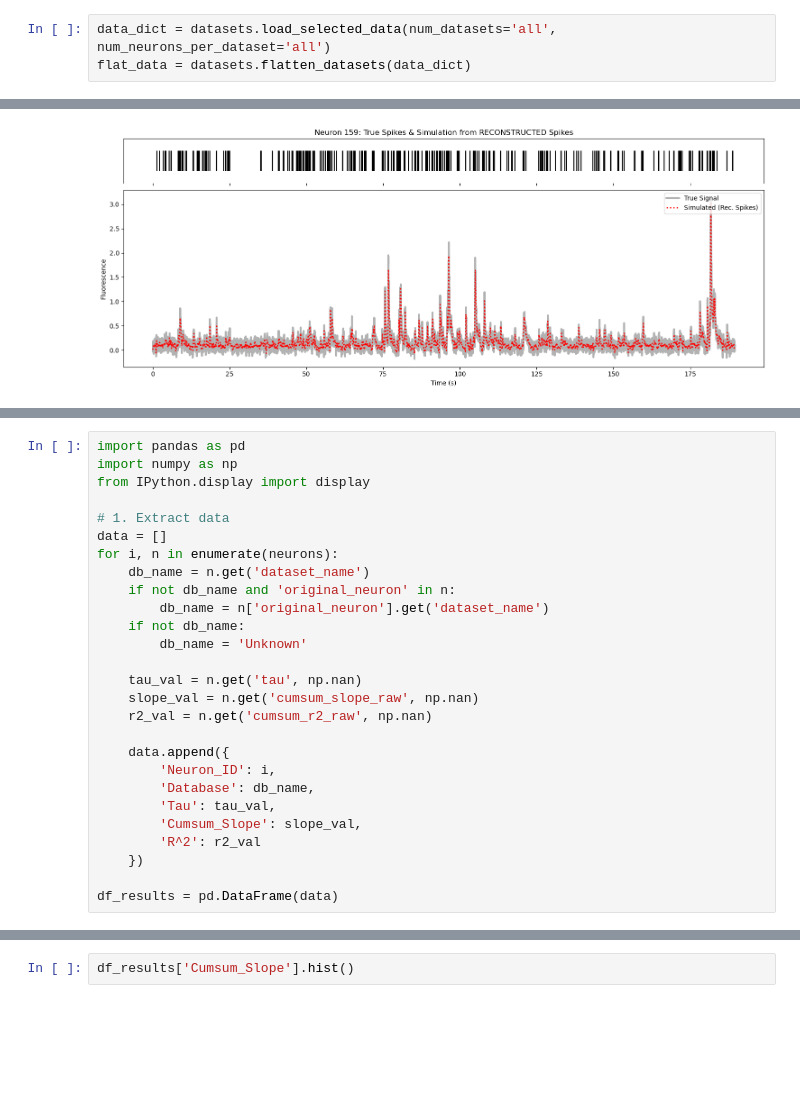
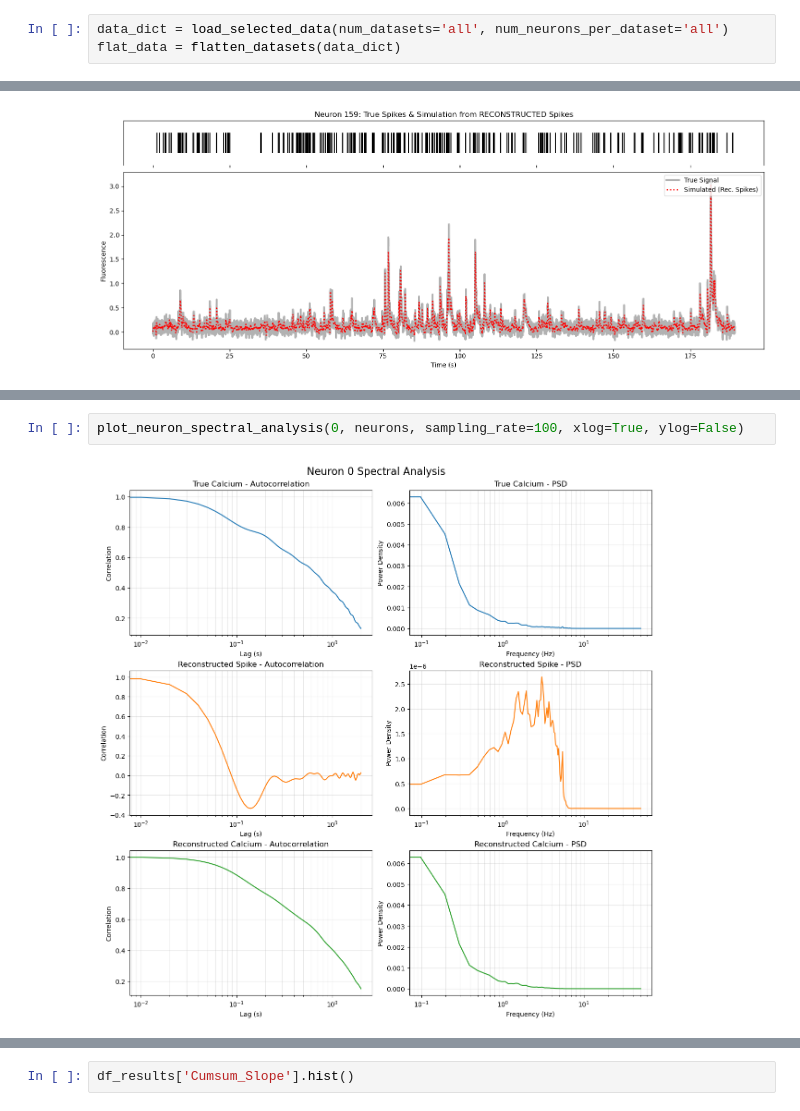
Before and after one commit to mjoudy/Cascade, a Jupyter notebook: active_neurons.ipynb, the cells around one changed output, grey strips where cells are left out. Saved outputs shown, nothing was run; the diff lists cells and outputs as text; blank space fills up the shorter version.

Commit message:
psd and autocorr plots added.

```diff
--- a/active_neurons.ipynb
+++ b/active_neurons.ipynb
@@ -5,6 +14,6 @@ from functions import datasets, processing, method
 # %%
-data_dict = datasets.load_selected_data(num_datasets='all', num_neurons_per_dataset='all')
-flat_data = datasets.flatten_datasets(data_dict)
+data_dict = load_selected_data(num_datasets='all', num_neurons_per_dataset='all')
+flat_data = flatten_datasets(data_dict)
 # %%
 # Create the subgroup
 data_active_neurons = [flat_data for flat_data in flat_data if len(flat_data['spikes']) > 100]
@@ -579,30 +551,3 @@ Processed neuron 480: R2=0.996, Slope=0.237
 Processed neuron 490: R2=0.993, Slope=0.410
 Processed neuron 500: R2=0.999, Slope=0.109
 Added 'cumsum_r2_raw' and 'cumsum_slope_raw' to all neurons.
-# %%
-import pandas as pd
-import numpy as np
-from IPython.display import display
-
-# 1. Extract data
-data = []
-for i, n in enumerate(neurons):
-    db_name = n.get('dataset_name')
-    if not db_name and 'original_neuron' in n:
-        db_name = n['original_neuron'].get('dataset_name')
-    if not db_name:
-        db_name = 'Unknown'
-
-    tau_val = n.get('tau', np.nan)
-    slope_val = n.get('cumsum_slope_raw', np.nan)
-    r2_val = n.get('cumsum_r2_raw', np.nan)
-
-    data.append({
-        'Neuron_ID': i,
-        'Database': db_name,
-        'Tau': tau_val,
-        'Cumsum_Slope': slope_val,
-        'R^2': r2_val
-    })
-
-df_results = pd.DataFrame(data)
@@ -608,0 +631,4 @@ df_results = pd.DataFrame(data)
+# %%
+plot_neuron_spectral_analysis(0, neurons, sampling_rate=100, xlog=True, ylog=False)
+# %% [output]
+[figure, added]
```
Also changed, not shown: parts of 36 cells of this notebook.
